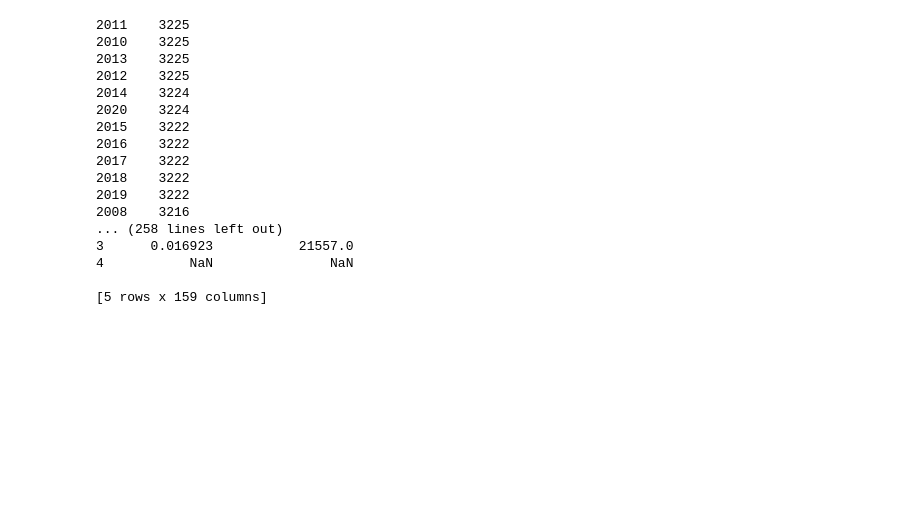
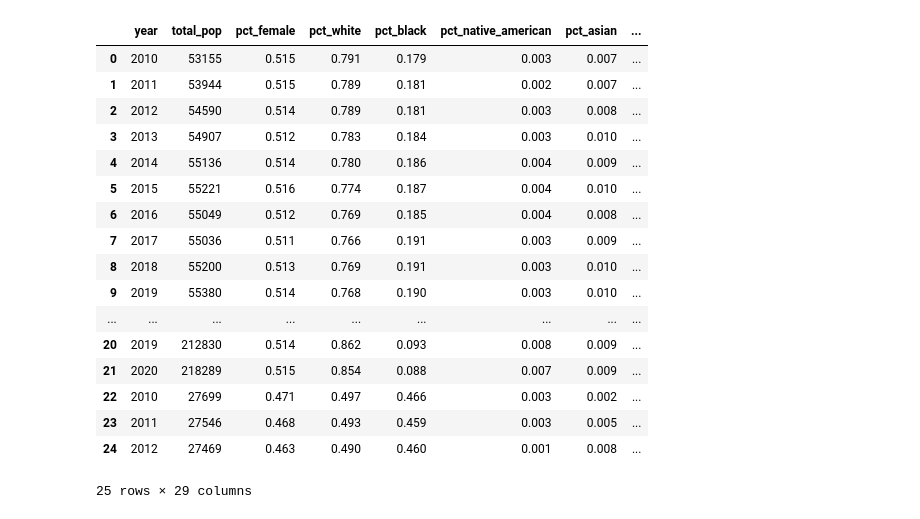
Before and after one commit to JayRPhilbrick/bdsi22dataminingsti, a Jupyter notebook: Notebooks/STI0220_all.ipynb, the cells around one changed output. Cells and saved outputs as stored; diff of their text form; code cells hidden in the pictures; blank space fills up the shorter version.

```diff
--- a/Notebooks/STI0220_all.ipynb
+++ b/Notebooks/STI0220_all.ipynb
@@ -15,3 +15 @@ total.extend([std,covid,dp03,dp05, saipe ])
 #print(total)
-# %%
-dp05['total_pop'] = dp05['total_pop'].astype('float64')
@@ -111,31 +36,23 @@ Name: year, dtype: int64
-# %%
-for i in total[2:5]:
-    #print(list(i.dtypes))
-    cov = df.columns.intersection(i.columns)
-    df = pd.merge(df, i, on = cov.to_list(), how = 'outer')
-    df = df[(df['year'] >= 2002) & (df['year'] <= 2020)]
-    df = df.sort_values(by = ['fips','year']).reset_index(drop = True)
-    print(df['year'].value_counts())
-    print(cov)
-    print(df.head())
-    # for j in cov:
-    #     print(df[j].dtypes, i[j].dtypes)
-    #print(df.shape)
-# %% [output]
-2011    3225
-2010    3225
-2013    3225
-2012    3225
-2014    3224
-2020    3224
-2015    3222
-2016    3222
-2017    3222
-2018    3222
-2019    3222
-2008    3216
-... (258 lines left out)
-3      0.016923           21557.0
-4           NaN               NaN
-
-[5 rows x 159 columns]
+# %%
+covdp = dp05.columns.intersection(dp03.columns)
+dp = pd.merge(dp05, dp03, on = covdp.to_list(), how = 'outer').sort_values(by = ['fips','year'])
+dp.head(25)
+# %% [output]
+|  | year | total_pop | pct_female | pct_white | pct_black | pct_native_american | pct_asian | ... |
+| 0 | 2010 | 53155 | 0.515 | 0.791 | 0.179 | 0.003 | 0.007 | ... |
+| 1 | 2011 | 53944 | 0.515 | 0.789 | 0.181 | 0.002 | 0.007 | ... |
+| 2 | 2012 | 54590 | 0.514 | 0.789 | 0.181 | 0.003 | 0.008 | ... |
+| 3 | 2013 | 54907 | 0.512 | 0.783 | 0.184 | 0.003 | 0.010 | ... |
+| 4 | 2014 | 55136 | 0.514 | 0.780 | 0.186 | 0.004 | 0.009 | ... |
+| 5 | 2015 | 55221 | 0.516 | 0.774 | 0.187 | 0.004 | 0.010 | ... |
+| 6 | 2016 | 55049 | 0.512 | 0.769 | 0.185 | 0.004 | 0.008 | ... |
+| 7 | 2017 | 55036 | 0.511 | 0.766 | 0.191 | 0.003 | 0.009 | ... |
+| 8 | 2018 | 55200 | 0.513 | 0.769 | 0.191 | 0.003 | 0.010 | ... |
+| 9 | 2019 | 55380 | 0.514 | 0.768 | 0.190 | 0.003 | 0.010 | ... |
+| ... | ... | ... | ... | ... | ... | ... | ... | ... |
+| 20 | 2019 | 212830 | 0.514 | 0.862 | 0.093 | 0.008 | 0.009 | ... |
+| 21 | 2020 | 218289 | 0.515 | 0.854 | 0.088 | 0.007 | 0.009 | ... |
+| 22 | 2010 | 27699 | 0.471 | 0.497 | 0.466 | 0.003 | 0.002 | ... |
+| 23 | 2011 | 27546 | 0.468 | 0.493 | 0.459 | 0.003 | 0.005 | ... |
+| 24 | 2012 | 27469 | 0.463 | 0.490 | 0.460 | 0.001 | 0.008 | ... |
+25 rows × 29 columns
```
Also changed, not shown: parts of 10 cells of this notebook, 6 other files.
